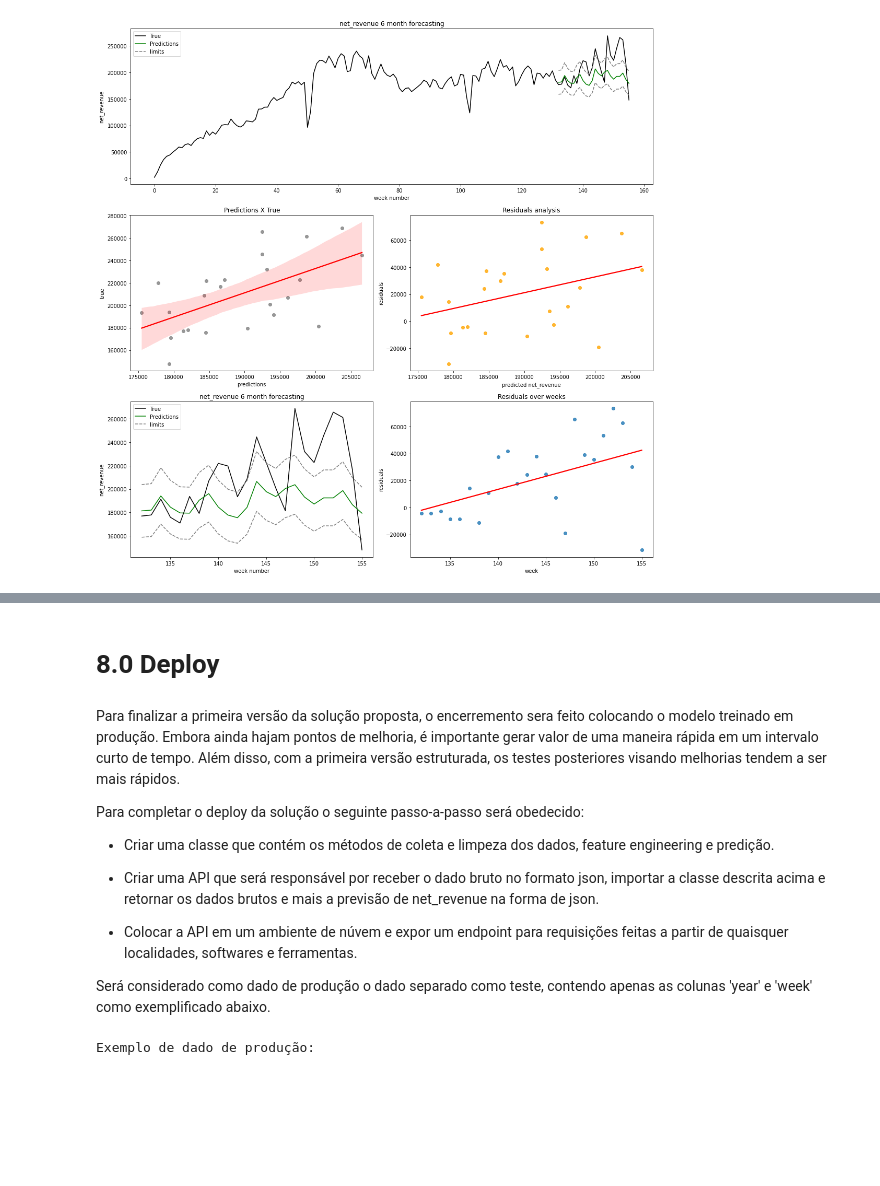
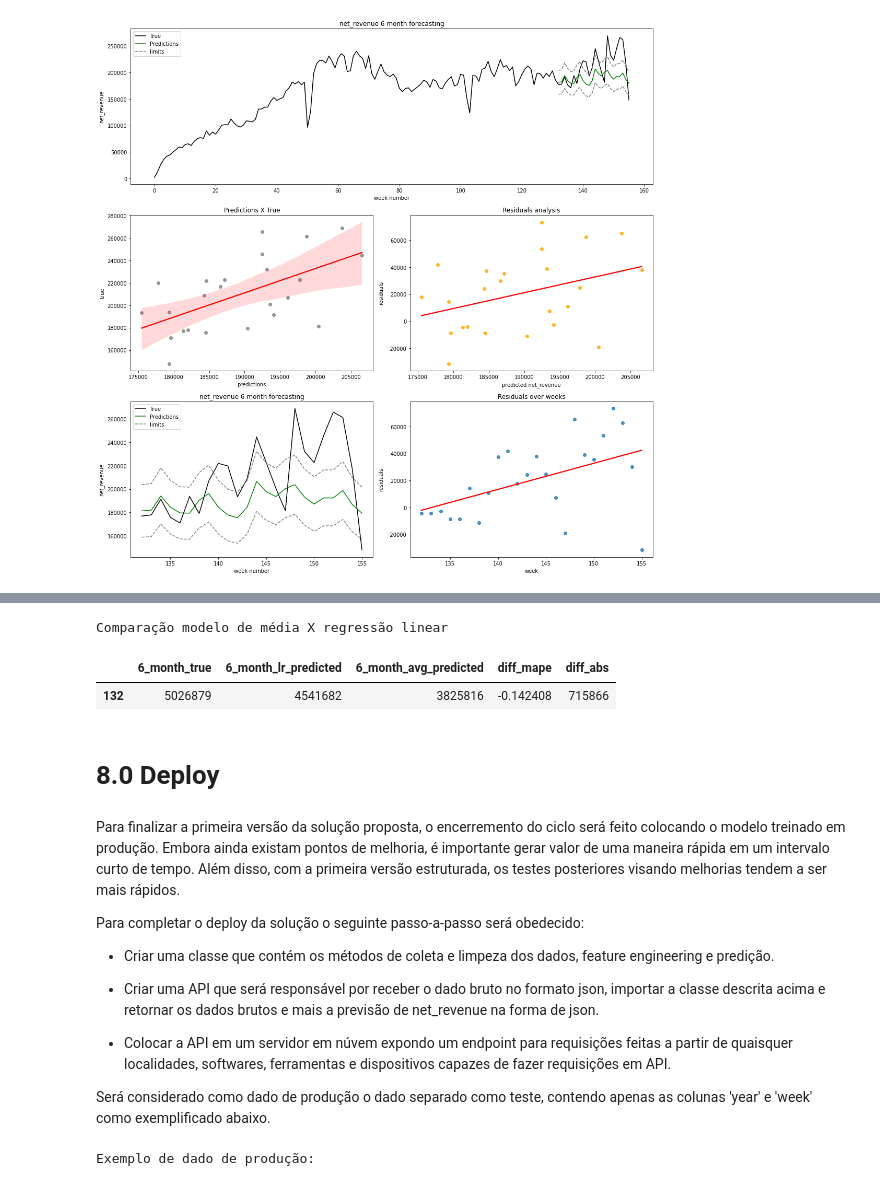
Before and after one commit to GustavoHBDuarte/just-chalenge, a Jupyter notebook: notebook_main.ipynb, the cells around one changed output, grey strips where cells are left out. Cells and saved outputs as stored; diff of their text form; code cells hidden in the pictures; blank space fills up the shorter version.

```diff
--- a/notebook_main.ipynb
+++ b/notebook_main.ipynb
@@ -2499,7 +2551,78 @@ plt.tight_layout();
+# %%
+# Treinando novamente a regressão linear
+
+best_index = 107
+
+# model definition
+model = LinearRegression()
+
+# model fit
+model.fit(X_train.loc[best_index:X_train.index[-1],:], y_train.loc[best_index:X_train.index[-1]])
+
+# predictions
+y_pred = model.predict(X_test)
+
+
+# storing true values and forecasted values
+df_true_x_predictions = pd.DataFrame({'true':y_test, 'lr_predictions':y_pred.astype('int')})
+
+
+# creating '6_month_true'
+df_true_x_predictions['6_month_true'] = df_true_x_predictions['true'].sum()
+
+# creating '6_month_predicted'
+df_true_x_predictions['6_month_lr_predicted'] = df_true_x_predictions['lr_predictions'].sum()
+
+# MAPE
+df_true_x_predictions['6_month_lr_mape'] = mean_absolute_percentage_error(df_true_x_predictions['6_month_true'], df_true_x_predictions['6_month_lr_predicted'])
+
+
+
+# Treinando novamente um modelo de média
+
+
+# model definition
+model = DummyRegressor()
+
+# model fit
+model.fit(X_train, y_train)
+
+# predictions
+y_pred = model.predict(X_test)
+
+
+# storing true values and forecasted values
+#df_true_x_predictions = pd.DataFrame({'true':y_test, 'avg_predictions':y_pred.astype('int')})
+
+df_true_x_predictions['avg_predictions'] = [int(i) for i in y_pred]
+
+
+# creating '6_month_predicted'
+df_true_x_predictions['6_month_avg_predicted'] = df_true_x_predictions['avg_predictions'].sum()
+
+# MAPE
+df_true_x_predictions['6_month_avg_mape'] = mean_absolute_percentage_error(df_true_x_predictions['6_month_true'], df_true_x_predictions['6_month_avg_predicted'])
+
+
+# Diff MAPE
+df_true_x_predictions['diff_mape'] = df_true_x_predictions['6_month_lr_mape'] - df_true_x_predictions['6_month_avg_mape']
+
+
+# Diff absoluta
+df_true_x_predictions['diff_abs'] = df_true_x_predictions['6_month_lr_predicted'] - df_true_x_predictions['6_month_avg_predicted']
+
+
+print('Comparação modelo de média X regressão linear')
+
+df_true_x_predictions[['6_month_true','6_month_lr_predicted','6_month_avg_predicted','diff_mape','diff_abs']].head(1)
+# %% [output]
+Comparação modelo de média X regressão linear
+|  | 6_month_true | 6_month_lr_predicted | 6_month_avg_predicted | diff_mape | diff_abs |
+| 132 | 5026879 | 4541682 | 3825816 | -0.142408 | 715866 |
 # %% [markdown]
 # 8.0 Deploy
 # %% [markdown]
-Para finalizar a primeira versão da solução proposta, o encerremento sera feito colocando o modelo treinado em produção. Embora ainda hajam pontos de melhoria, é importante gerar valor de uma maneira rápida em um intervalo curto de tempo. Além disso, com a primeira versão estruturada, os testes posteriores visando melhorias tendem a ser mais rápidos.
+Para finalizar a primeira versão da solução proposta, o encerremento do ciclo será feito colocando o modelo treinado em produção. Embora ainda existam pontos de melhoria, é importante gerar valor de uma maneira rápida em um intervalo curto de tempo. Além disso, com a primeira versão estruturada, os testes posteriores visando melhorias tendem a ser mais rápidos.
 
 Para completar o deploy da solução o seguinte passo-a-passo será obedecido:
 
@@ -2509,7 +2632,7 @@ Para completar o deploy da solução o seguinte passo-a-passo será obedecido:
 - Criar uma API que será responsável por receber o dado bruto no formato json, importar a classe descrita acima e retornar os dados brutos e mais a previsão de net_revenue na forma de json.
 
 
-- Colocar a API em um ambiente de núvem e expor um endpoint para requisições feitas a partir de quaisquer localidades, softwares e ferramentas.
+- Colocar a API em um servidor em núvem expondo um endpoint para requisições feitas a partir de quaisquer localidades, softwares, ferramentas e dispositivos capazes de fazer requisições em API.
 
 
 Será considerado como dado de produção o dado separado como teste, contendo apenas as colunas 'year' e 'week' como exemplificado abaixo.
```
Also changed, not shown: parts of 36 cells of this notebook.
